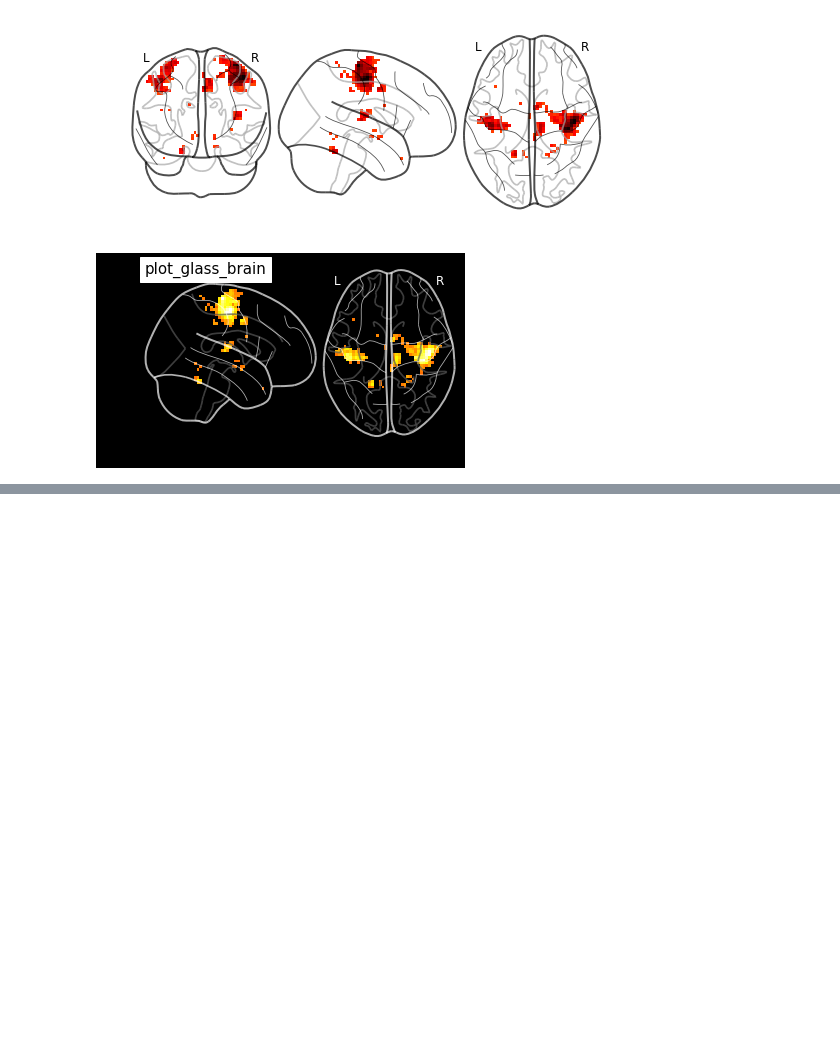
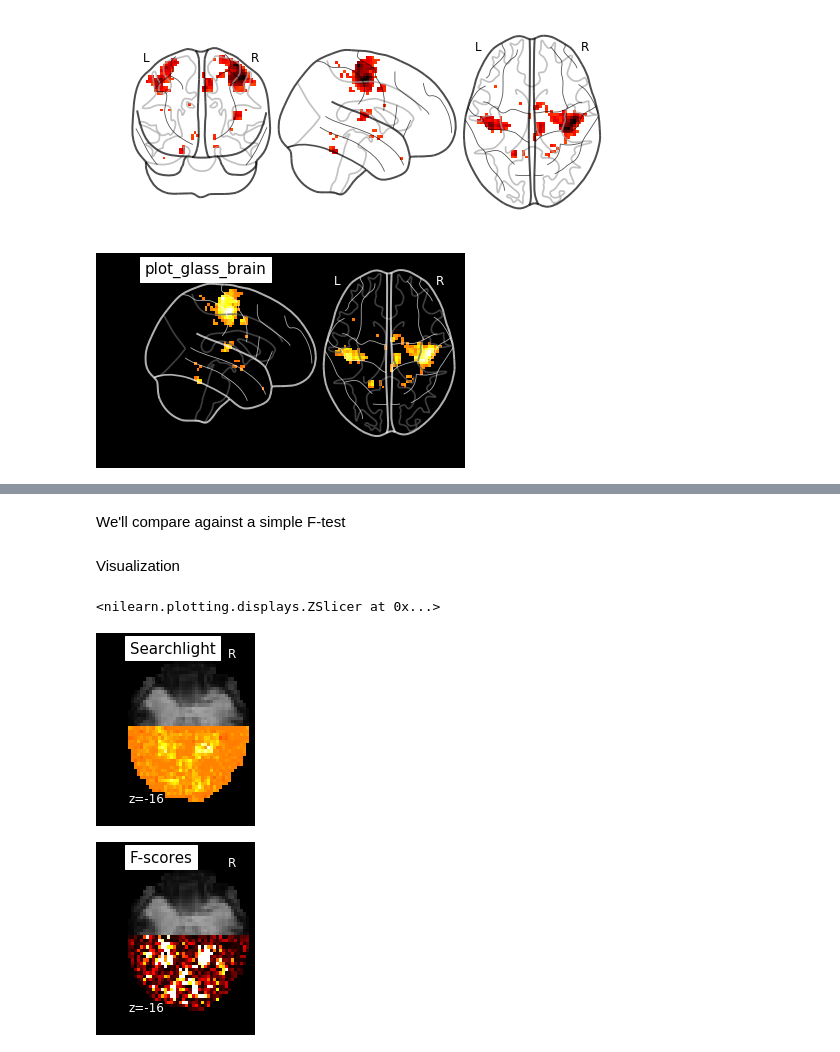
Before and after one commit to dohmatob/teaching, a Jupyter notebook: rwth_python/nilearn_tutorial.ipynb, the cells around one changed output, grey strips where cells are left out. Cells and saved outputs as stored; diff of their text form; code cells hidden in the pictures; blank space fills up the shorter version.

```diff
--- a/rwth_python/nilearn_tutorial.ipynb
+++ b/rwth_python/nilearn_tutorial.ipynb
@@ -0,0 +36,4 @@
+# %%
+import nibabel
+tmap = nibabel.load(localizer_dataset.tmaps[0])
+print(tmap)
@@ -29,0 +131,10 @@ Examples will be copied and pasted directly from nilearn site, and then discused
+# %%
+mask_img = nibabel.load(haxby_dataset.mask)
+
+# .astype() makes a copy.
+process_mask = mask_img.get_data().astype(np.int)
+picked_slice = 27
+process_mask[..., (picked_slice + 1):] = 0
+process_mask[..., :picked_slice] = 0
+process_mask[:, 30:] = 0
+process_mask_img = new_img_like(mask_img, process_mask)
@@ -29,0 +173,37 @@ Examples will be copied and pasted directly from nilearn site, and then discused
+# %% [markdown]
+We'll compare against a simple F-test
+# %%
+from nilearn.input_data import NiftiMasker
+
+# For decoding, standardizing is often very important
+nifti_masker = NiftiMasker(mask_img=mask_img, sessions=session,
+                           standardize=True, memory='nilearn_cache',
+                           memory_level=1)
+fmri_masked = nifti_masker.fit_transform(fmri_img)
+
+from sklearn.feature_selection import f_classif
+f_values, p_values = f_classif(fmri_masked, y)
+p_values = -np.log10(p_values)
+p_values[p_values > 10] = 10
+p_unmasked = nifti_masker.inverse_transform(p_values).get_data()
+# %% [markdown]
+Visualization
+# %%
+# Use the fmri mean image as a surrogate of anatomical data
+from nilearn import image
+mean_fmri = image.mean_img(fmri_img)
+
+from nilearn.plotting import plot_stat_map, show
+plot_stat_map(new_img_like(mean_fmri, searchlight.scores_), mean_fmri,
+              title="Searchlight", display_mode="z", cut_coords=[-16],
+              colorbar=False)
+
+# F_score results
+p_ma = np.ma.array(p_unmasked, mask=np.logical_not(process_mask))
+plot_stat_map(new_img_like(mean_fmri, p_ma), mean_fmri,
+              title="F-scores", display_mode="z",
+              cut_coords=[-16], colorbar=False)
+# %% [output]
+<nilearn.plotting.displays.ZSlicer at 0x...>
+[figure, added]
+[figure, added]
```
Also changed, not shown: parts of 24 cells of this notebook.
